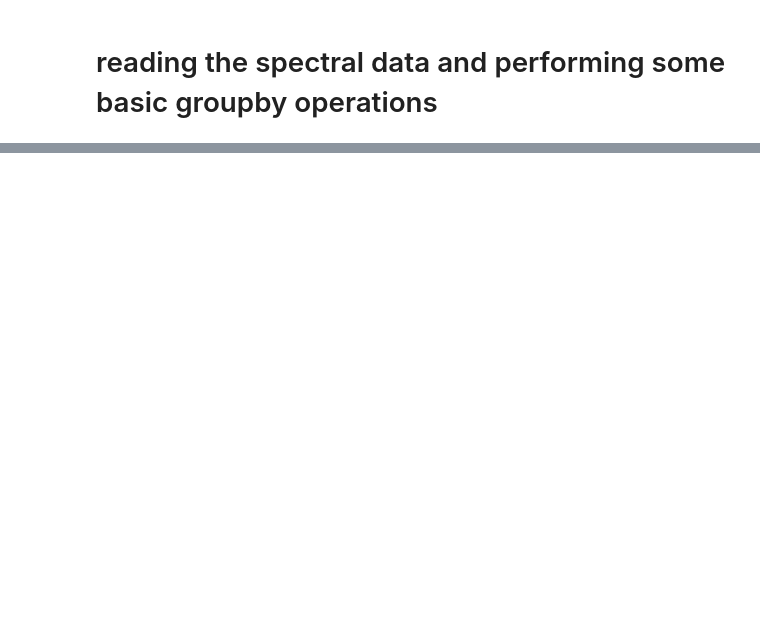
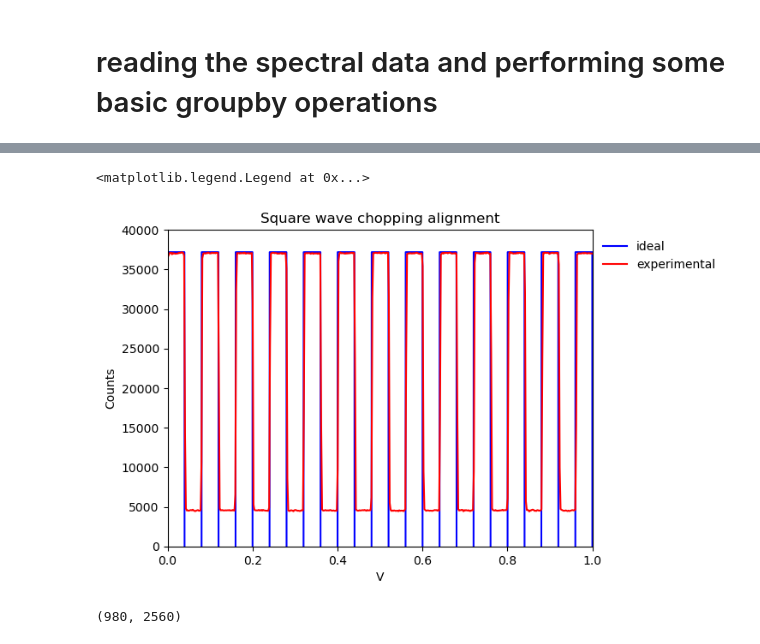
Before and after one commit to BenjaminSMoss/HiSpEC-Analysis, a Jupyter notebook: SEC_aligner_inital.ipynb, the cells around one changed output, grey strips where cells are left out. Saved outputs shown, nothing was run; the diff lists cells and outputs as text; code cells hidden in the pictures; blank space fills up the shorter version.

```diff
--- a/SEC_aligner_inital.ipynb
+++ b/SEC_aligner_inital.ipynb
@@ -335,0 +344,36 @@ plt.xlim(0,1)
+# %%
+import numpy as np
+import matplotlib.pyplot as plt
+from scipy import signal
+
+
+# Define the time axis
+t = np.linspace(0, df22U.index.max(), 2000, endpoint=False)
+period2=0.08
+f=1/period2
+# Generate the square wave
+# The second parameter is the duty cycle, which defaults to 0.5 (50%)
+square_wave = df22U[700].max()*signal.square(2 * np.pi * f * t)
+
+# Plot the square wave
+plt.plot(t, square_wave,color='blue')
+plt.plot(df22U.index, df22U[700], color='red')
+plt.xlim(0,1)
+plt.ylim(0, 40000)
+plt.xlabel('V')
+plt.ylabel('Counts')
+plt.title('Square wave chopping alignment')
+
+# set the ledged to contain entries of 'ideal' and 'experimental'
+# put the ledgend outside the plot, renmove the box around the legend
+plt.legend(['ideal', 'experimental'], loc='upper left', bbox_to_anchor=(1, 1), frameon=False)
+# plt.show()
+
+# set the x axis to be between 0 and 0.1
+# %% [output]
+<matplotlib.legend.Legend at 0x...>
+[figure, added]
+# %%
+df2.shape
+# %% [output]
+(980, 2560)
```
Also changed, not shown: parts of 13 cells of this notebook.
